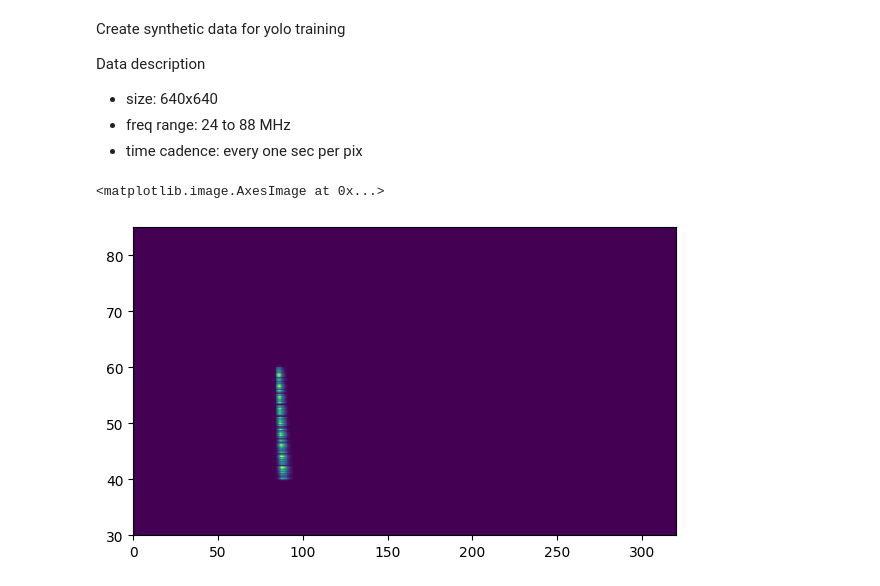
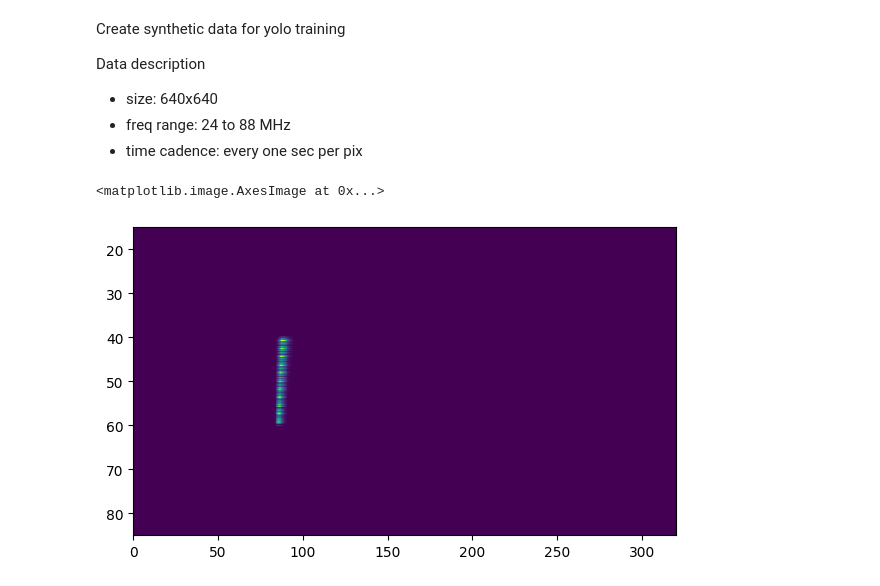
Before and after one commit to peijin94/PhySynthTrainer, a Jupyter notebook: example/demo.ipynb, the cells around one changed output. Drawn from its saved outputs; the diff is of its cells as text; code cells hidden in the pictures.

```diff
--- a/example/demo.ipynb
+++ b/example/demo.ipynb
@@ -31,7 +34,7 @@ from physynthtrainer.burstGen import generate_quasi_periodic_signal,biGaussian
 # create single burst with deterministic parameters
 
 
-freq_range = [30, 85] # MHz
+freq_range = [85, 15] # MHz
 t_res  =  0.5 # sec
 t_start  =  0.0 # sec
 N_freq = 640
@@ -54,34 +57,34 @@ f_ax = np.linspace(freq_range[0], freq_range[1], N_freq)
 
 edge_freq = (burstending_freq - burststarting_freq) * edge_freq_ratio
 
 t_burst = []
 
 if fine_structure:
     freq_modulation = generate_quasi_periodic_signal(t_arr=f_ax, base_freq=0.5, num_harmonics=5, noise_level=0, freqvar=0.1)
     # normalize to 0-1
     freq_modulation = (freq_modulation - np.min(freq_modulation)) / (np.max(freq_modulation) - np.min(freq_modulation))
 
 for pix_f, f_this in enumerate(f_ax):
     t_burst.append(freqDrift.freq_drift_t_f(f_ax[pix_f], v_beam, t0_burst))
     decay_t_dur_this = decay_t_dur_100Mhz * (100.0/f_this)
     burst_amp = Burst_intensity * (np.tanh((f_this - burststarting_freq) / edge_freq)+1) * (np.tanh((burstending_freq - f_this) / edge_freq)+1)
     burst_amp = burst_amp * freq_modulation[pix_f] if fine_structure  else burst_amp
     l_curve = biGaussian(t_ax, t_burst[-1], decay_t_dur_this, decay_t_dur_this/2, burst_amp)
     pix_t = np.argmin(np.abs(t_ax - t_burst[-1]))
     img_bursts[:, pix_f] += l_curve
 
 
 
 t_burst = np.array(t_burst)
 
 plt.figure(figsize=(7, 4), dpi=100)
 plt.imshow(img_bursts.T, interpolation='nearest', aspect='auto', origin='lower',
     extent=[t_start, t_start + N_time * t_res, freq_range[0], freq_range[1]])
 
 #plt.xlim([0 , 200])
 # %% [output]
 <matplotlib.image.AxesImage at 0x...>
-[figure, old version]
+[figure, new version]
 # %%
 # mask and bbox
 
```
Also changed, not shown: parts of 9 cells of this notebook, 5 other files.
